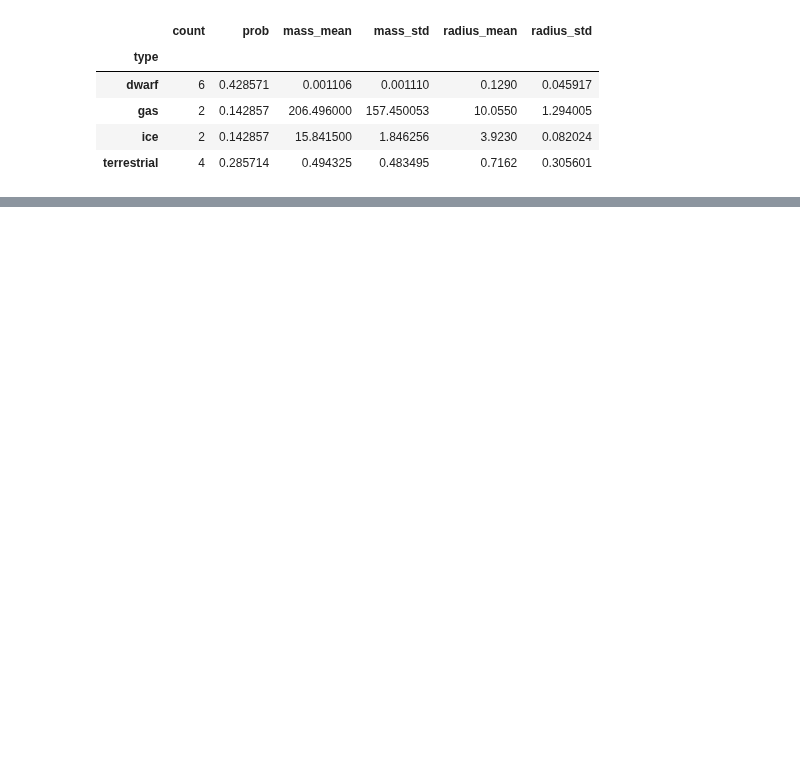
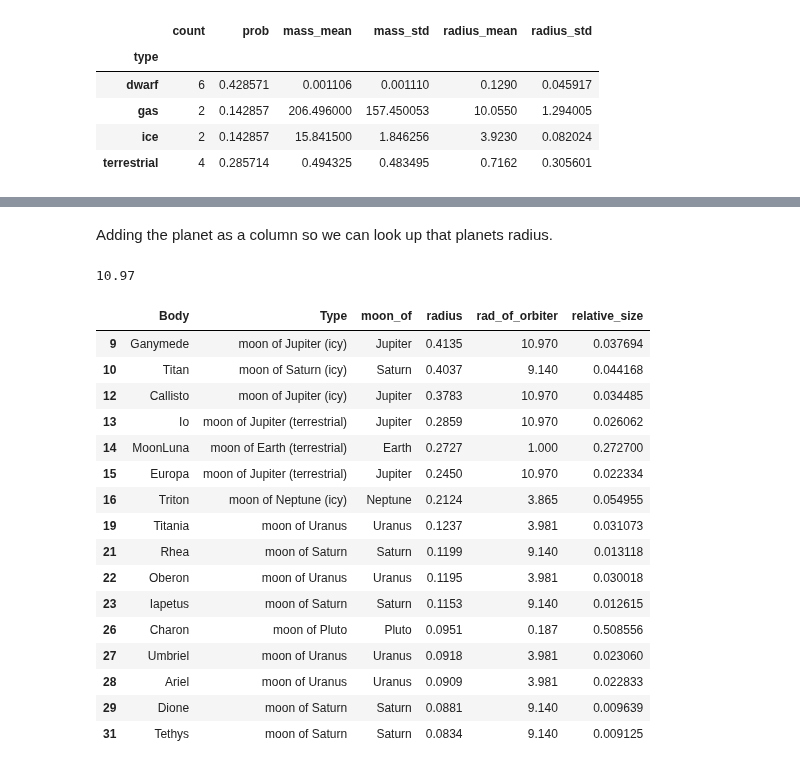
Before and after one commit to BillmanH/exoplanets, a Jupyter notebook: notebooks/Analysis - planet summary stats.ipynb, the cells around one changed output, grey strips where cells are left out. Saved outputs shown, nothing was run; the diff lists cells and outputs as text; code cells hidden in the pictures; blank space fills up the shorter version.

```diff
--- a/notebooks/Analysis - planet summary stats.ipynb
+++ b/notebooks/Analysis - planet summary stats.ipynb
@@ -116,0 +159,2 @@ mon[['Body','Type','type']]
+# %% [markdown]
+Adding the planet as a column so we can look up that planets radius.
@@ -116,0 +169,27 @@ mon[['Body','Type','type']]
+# %%
+pla.loc[pla['Body']=="Jupiter",'radius'].values[0]
+# %% [output]
+10.97
+# %%
+mon['moon_of'] = mon['Type'].apply(get_orbiting)
+mon['rad_of_orbiter'] = mon['moon_of'].apply(lambda x: pla.loc[pla['Body']==x,'radius'].values[0])
+mon['relative_size'] = mon['radius'] / mon['rad_of_orbiter']
+mon[['Body','Type','moon_of','radius','rad_of_orbiter','relative_size']]
+# %% [output]
+|  | Body | Type | moon_of | radius | rad_of_orbiter | relative_size |
+| 9 | Ganymede | moon of Jupiter (icy) | Jupiter | 0.4135 | 10.970 | 0.037694 |
+| 10 | Titan | moon of Saturn (icy) | Saturn | 0.4037 | 9.140 | 0.044168 |
+| 12 | Callisto | moon of Jupiter (icy) | Jupiter | 0.3783 | 10.970 | 0.034485 |
+| 13 | Io | moon of Jupiter (terrestrial) | Jupiter | 0.2859 | 10.970 | 0.026062 |
+| 14 | MoonLuna | moon of Earth (terrestrial) | Earth | 0.2727 | 1.000 | 0.272700 |
+| 15 | Europa | moon of Jupiter (terrestrial) | Jupiter | 0.2450 | 10.970 | 0.022334 |
+| 16 | Triton | moon of Neptune (icy) | Neptune | 0.2124 | 3.865 | 0.054955 |
+| 19 | Titania | moon of Uranus | Uranus | 0.1237 | 3.981 | 0.031073 |
+| 21 | Rhea | moon of Saturn | Saturn | 0.1199 | 9.140 | 0.013118 |
+| 22 | Oberon | moon of Uranus | Uranus | 0.1195 | 3.981 | 0.030018 |
+| 23 | Iapetus | moon of Saturn | Saturn | 0.1153 | 9.140 | 0.012615 |
+| 26 | Charon | moon of Pluto | Pluto | 0.0951 | 0.187 | 0.508556 |
+| 27 | Umbriel | moon of Uranus | Uranus | 0.0918 | 3.981 | 0.023060 |
+| 28 | Ariel | moon of Uranus | Uranus | 0.0909 | 3.981 | 0.022833 |
+| 29 | Dione | moon of Saturn | Saturn | 0.0881 | 9.140 | 0.009639 |
+| 31 | Tethys | moon of Saturn | Saturn | 0.0834 | 9.140 | 0.009125 |
```
Also changed, not shown: parts of 13 cells of this notebook, 2 other files.
